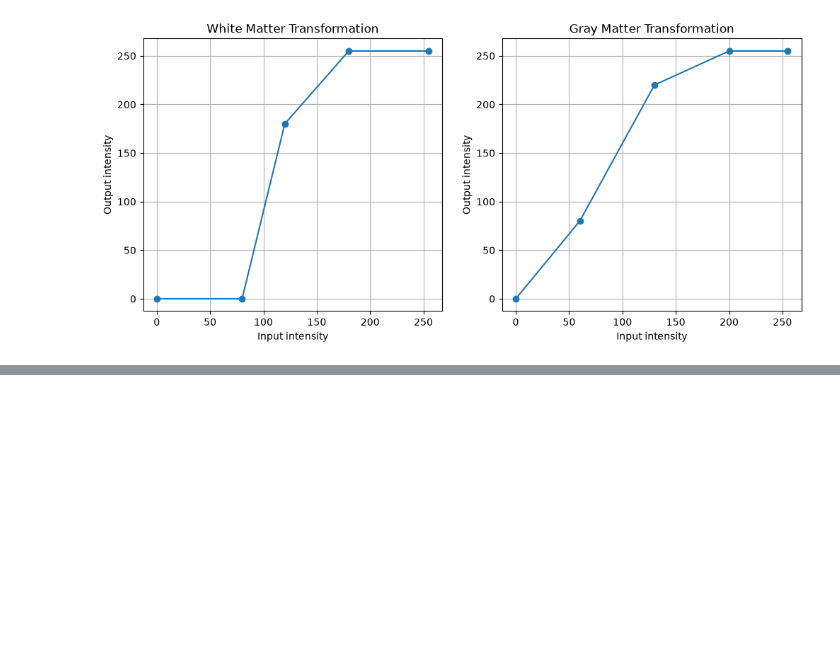
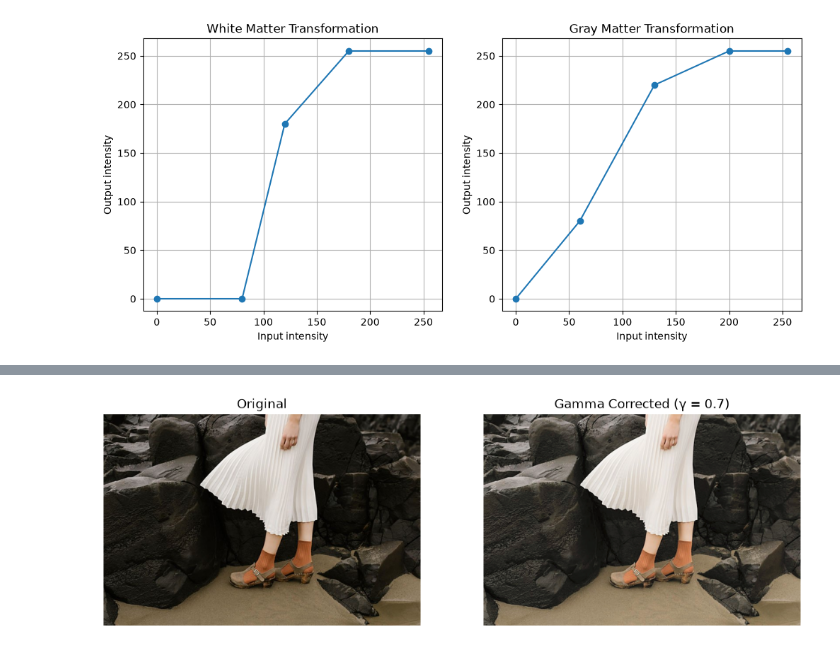
Before and after one commit to gunasekaraks/-Intensity-Transformations-and-Neighborhood-Filtering, a Jupyter notebook: Untitled-1.ipynb, the cells around one changed output, grey strips where cells are left out. Cells and saved outputs as stored; diff of their text form; code cells hidden in the pictures; blank space fills up the shorter version.

```diff
--- a/Untitled-1.ipynb
+++ b/Untitled-1.ipynb
@@ -271,0 +272,31 @@ SyntaxError: (unicode error) 'unicodeescape' codec can't decode bytes in positio
+# %%
+gamma = 0.7
+
+L_normalized = L.astype(np.float32) / 255.0
+
+L_gamma = np.power(L_normalized, gamma)
+
+L_corrected = np.uint8(L_gamma * 255)
+# %%
+lab_corrected = cv2.merge([L_corrected, A, B])
+
+corrected = cv2.cvtColor(
+    lab_corrected,
+    cv2.COLOR_LAB2RGB
+)
+# %%
+plt.figure(figsize=(12, 5))
+
+plt.subplot(1, 2, 1)
+plt.imshow(img_rgb)
+plt.title("Original")
+plt.axis("off")
+
+plt.subplot(1, 2, 2)
+plt.imshow(corrected)
+plt.title(f"Gamma Corrected (γ = {gamma})")
+plt.axis("off")
+
+plt.show()
+# %% [output]
+[figure, added]
```
Also changed, not shown: parts of 3 cells of this notebook.
